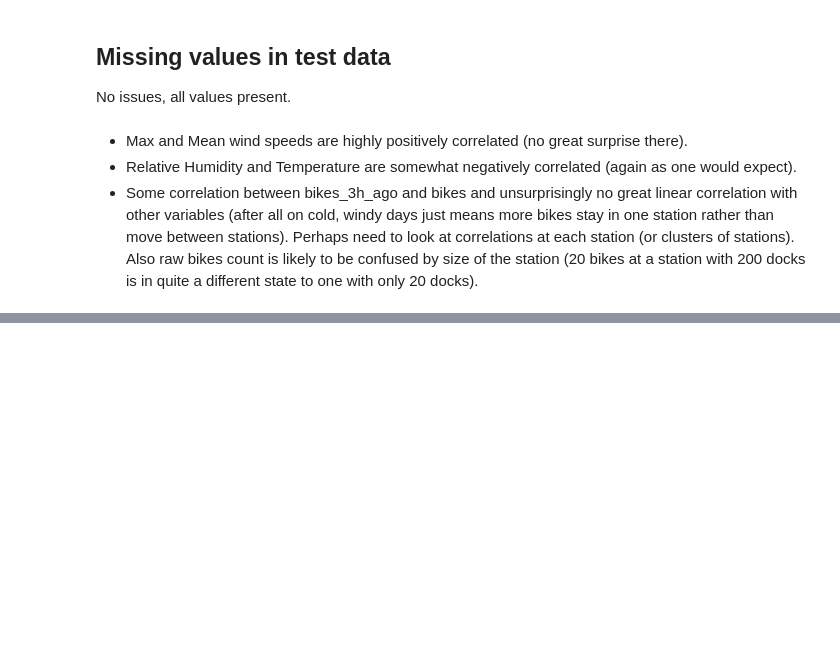
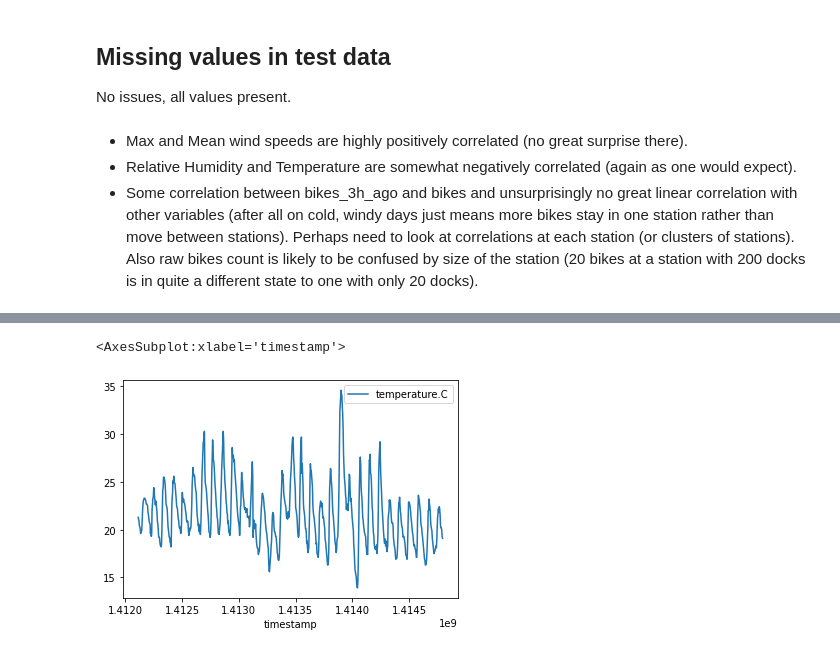
Before and after one commit to tashinam/morebikes, a Jupyter notebook: explore.ipynb, the cells around one changed output, grey strips where cells are left out. Cells and saved outputs as stored; diff of their text form; code cells hidden in the pictures; blank space fills up the shorter version.

```diff
--- a/explore.ipynb
+++ b/explore.ipynb
@@ -453,0 +474,5 @@ No issues, all values present.
+# %%
+df[df.station==201].plot("timestamp", "temperature.C")
+# %% [output]
+<AxesSubplot:xlabel='timestamp'>
+[figure, added]
```
Also changed, not shown: parts of 20 cells of this notebook.
